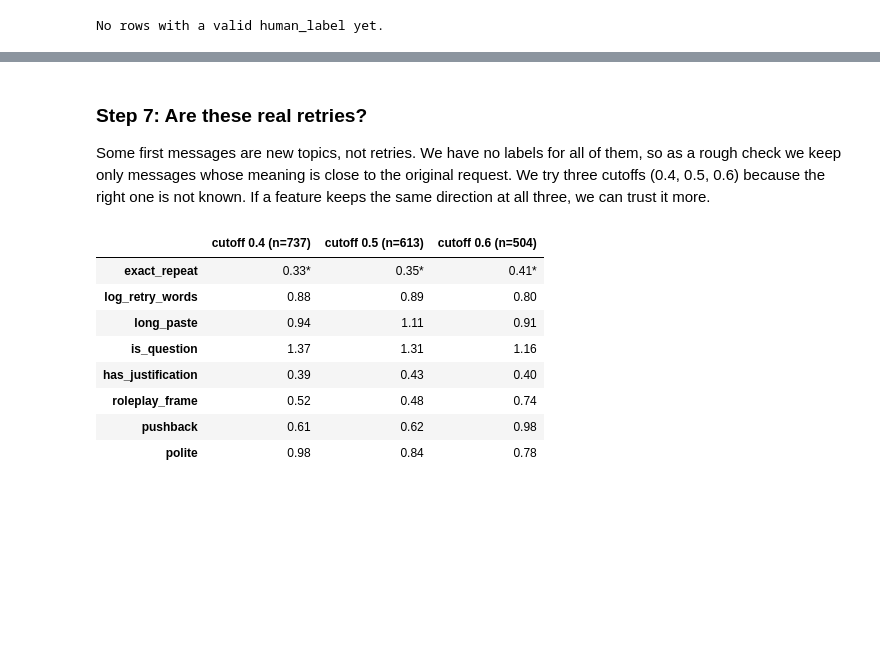
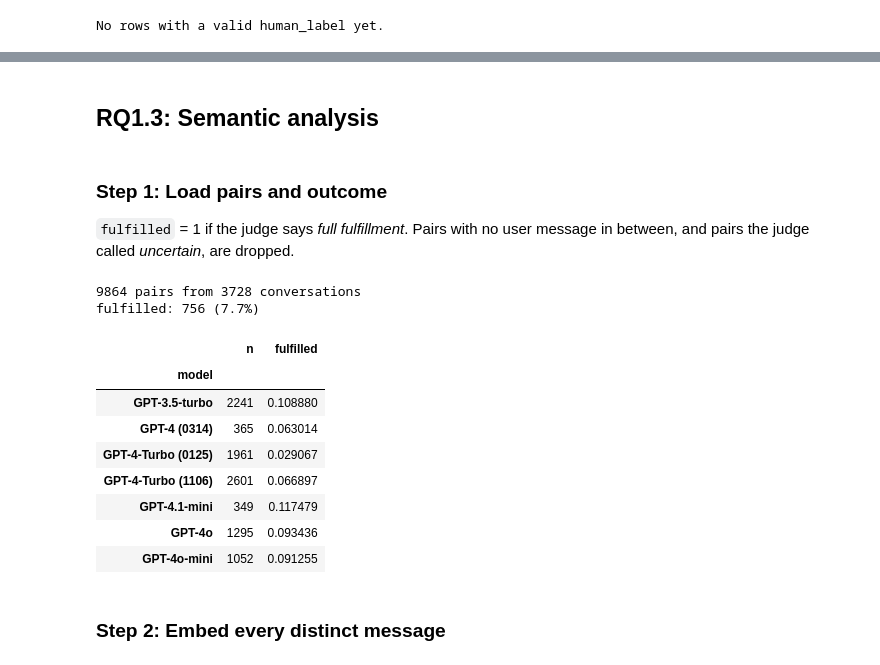
Before and after one commit to emilyho14/CS598_ComputationalSocialScience, a Jupyter notebook: pipeline.ipynb, the cells around one changed output, grey strips where cells are left out. Cells and saved outputs as stored; diff of their text form; code cells hidden in the pictures; blank space fills up the shorter version.

```diff
--- a/pipeline.ipynb
+++ b/pipeline.ipynb
@@ -443,25 +245,26 @@ confirm n = 909
-# %% [markdown]
-### Step 7: Are these real retries?
-Some first messages are new topics, not retries. We have no labels for all of them, so as a rough check we keep only messages whose meaning is close to the original request. We try three cutoffs (0.4, 0.5, 0.6) because the right one is not known. If a feature keeps the same direction at all three, we can trust it more.
-# %%
-import pandas as pd
-
-# Keep only messages close in meaning to the original request, at three cutoffs.
-# Each cell is the odds ratio; * means p < 0.05. The cutoffs are rough guesses.
-use = [f for f in feat.FEATURES if f != "sim_to_original"]
-cols = {}
-for cutoff in [0.4, 0.5, 0.6]:
-    close = a[a.sim_to_original >= cutoff]
-    t, n = feat.odds_table(close, "not_refused", use)
-    cols[f"cutoff {cutoff} (n={n})"] = [f"{t.odds_ratio[f]:.2f}" + ("*" if t.p[f] < 0.05 else "") for f in use]
-pd.DataFrame(cols, index=use)
-# %% [output]
-|  | cutoff 0.4 (n=737) | cutoff 0.5 (n=613) | cutoff 0.6 (n=504) |
-| exact_repeat | 0.33* | 0.35* | 0.41* |
-| log_retry_words | 0.88 | 0.89 | 0.80 |
-| long_paste | 0.94 | 1.11 | 0.91 |
-| is_question | 1.37 | 1.31 | 1.16 |
-| has_justification | 0.39 | 0.43 | 0.40 |
-| roleplay_frame | 0.52 | 0.48 | 0.74 |
-| pushback | 0.61 | 0.62 | 0.98 |
-| polite | 0.98 | 0.84 | 0.78 |
+# %% [markdown]
+## RQ1.3: Semantic analysis
+# %% [markdown]
+### Step 1: Load pairs and outcome
+`fulfilled` = 1 if the judge says *full fulfillment*. Pairs with no user message in between, and pairs the judge called *uncertain*, are dropped.
+# %%
+import rq1_3_semantic as sem
+
+pairs = sem.load_pairs(PAIRS, JUDGMENTS)
+print(len(pairs), "pairs from", pairs.conversation_id.nunique(), "conversations")
+print("fulfilled:", pairs.fulfilled.sum(), f"({pairs.fulfilled.mean():.1%})")
+pairs.groupby("model").agg(n=("fulfilled", "size"), fulfilled=("fulfilled", "mean"))
+# %% [output]
+9864 pairs from 3728 conversations
+fulfilled: 756 (7.7%)
+|  | n | fulfilled |
+| model |  |  |
+| GPT-3.5-turbo | 2241 | 0.108880 |
+| GPT-4 (0314) | 365 | 0.063014 |
+| GPT-4-Turbo (0125) | 1961 | 0.029067 |
+| GPT-4-Turbo (1106) | 2601 | 0.066897 |
+| GPT-4.1-mini | 349 | 0.117479 |
+| GPT-4o | 1295 | 0.093436 |
+| GPT-4o-mini | 1052 | 0.091255 |
+# %% [markdown]
+### Step 2: Embed every distinct message
```
Also changed, not shown: parts of 26 cells of this notebook, 3 other files.
